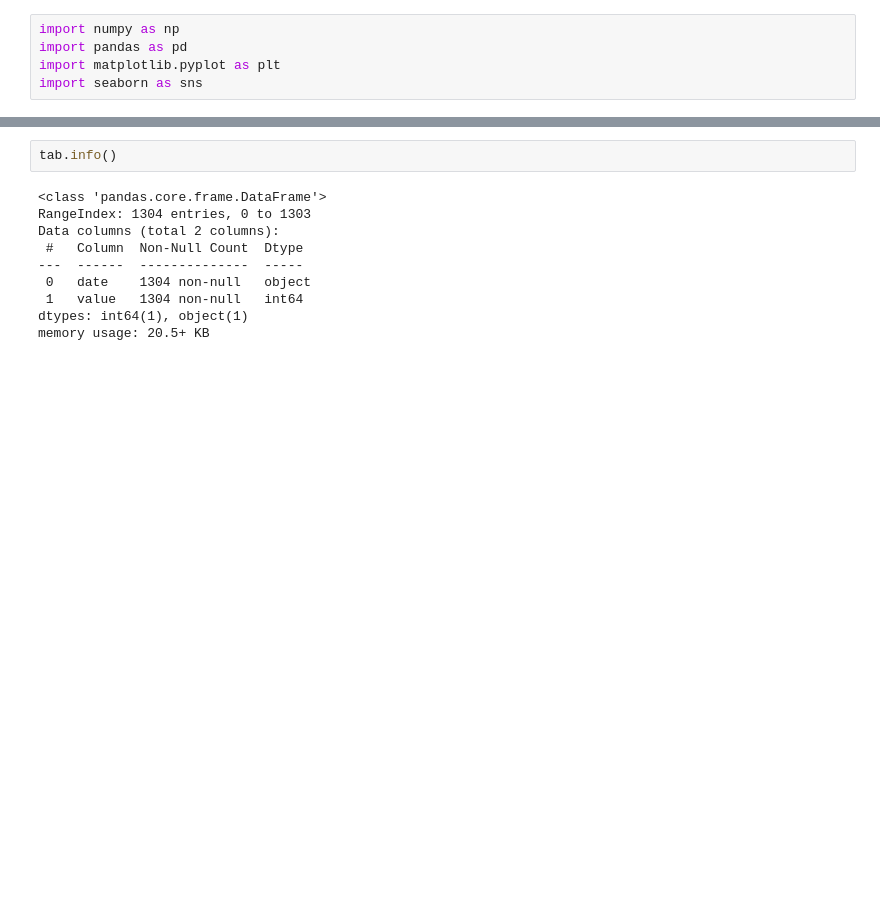
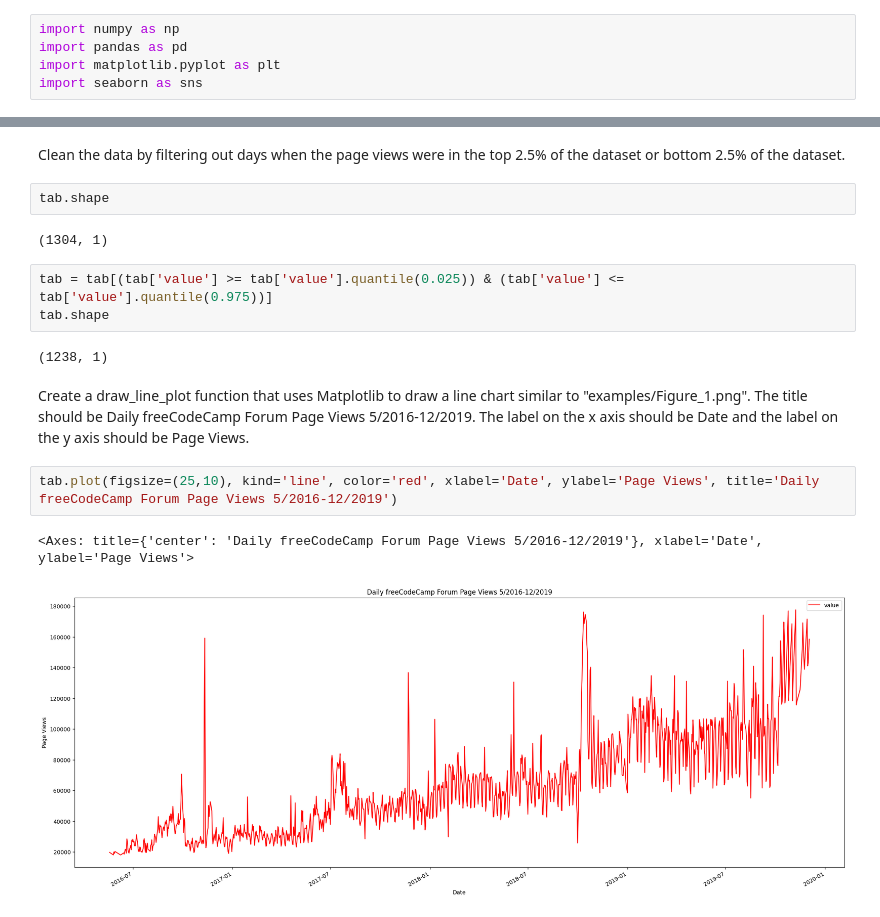
Before and after one commit to Gedis-Nov/dapy_assignments, a Jupyter notebook: time_series_visualizer/time_series_visualizer.ipynb, the cells around one changed output, grey strips where cells are left out. Saved outputs shown, nothing was run; the diff lists cells and outputs as text; blank space fills up the shorter version.

Commit message:
Updated Notebook time_series_visualizer

```diff
--- a/time_series_visualizer/time_series_visualizer.ipynb
+++ b/time_series_visualizer/time_series_visualizer.ipynb
@@ -23,12 +19,18 @@ tab
-# %%
-tab.info()
-# %% [output]
-<class 'pandas.core.frame.DataFrame'>
-RangeIndex: 1304 entries, 0 to 1303
-Data columns (total 2 columns):
- #   Column  Non-Null Count  Dtype
----  ------  --------------  -----
- 0   date    1304 non-null   object
- 1   value   1304 non-null   int64
-dtypes: int64(1), object(1)
-memory usage: 20.5+ KB
+# %% [markdown]
+Clean the data by filtering out days when the page views were in the top 2.5% of the dataset or bottom 2.5% of the dataset.
+# %%
+tab.shape
+# %% [output]
+(1304, 1)
+# %%
+tab = tab[(tab['value'] >= tab['value'].quantile(0.025)) & (tab['value'] <= tab['value'].quantile(0.975))]
+tab.shape
+# %% [output]
+(1238, 1)
+# %% [markdown]
+Create a draw_line_plot function that uses Matplotlib to draw a line chart similar to "examples/Figure_1.png". The title should be Daily freeCodeCamp Forum Page Views 5/2016-12/2019. The label on the x axis should be Date and the label on the y axis should be Page Views.
+# %%
+tab.plot(figsize=(25,10), kind='line', color='red', xlabel='Date', ylabel='Page Views', title='Daily freeCodeCamp Forum Page Views 5/2016-12/2019')
+# %% [output]
+<Axes: title={'center': 'Daily freeCodeCamp Forum Page Views 5/2016-12/2019'}, xlabel='Date', ylabel='Page Views'>
+[figure, added]
```
Also changed, not shown: parts of 8 cells of this notebook, 4 other files.
